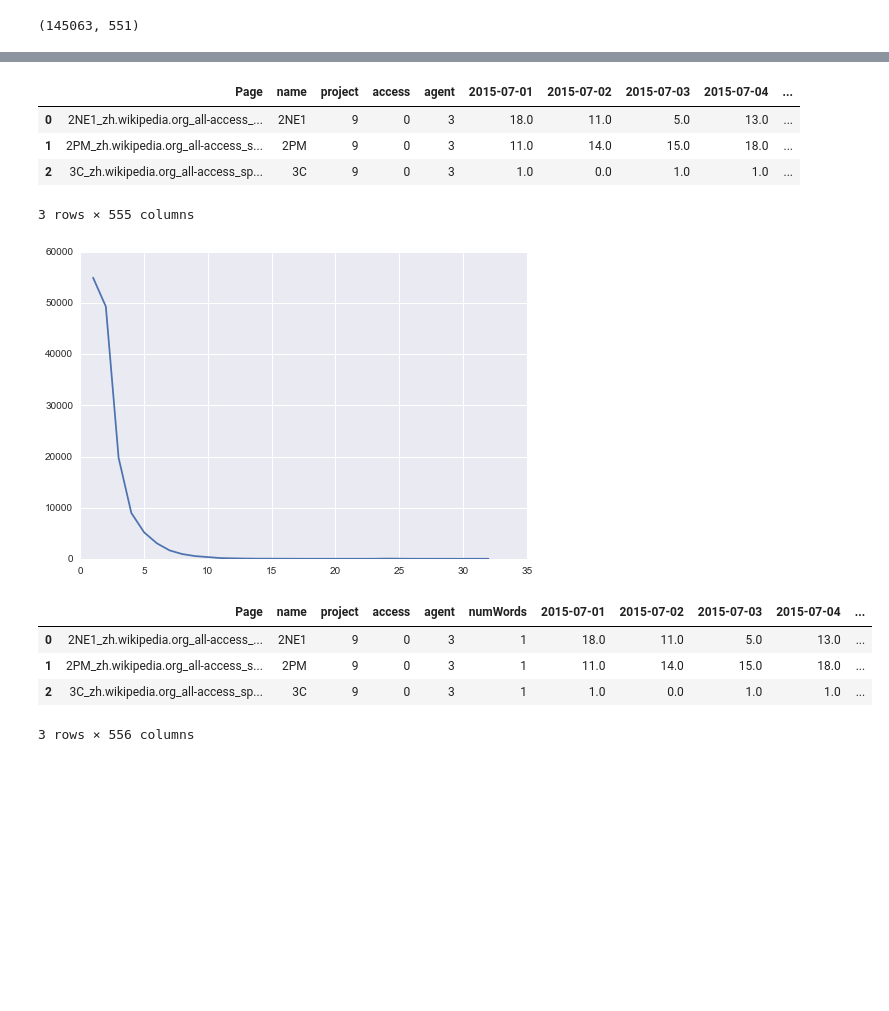
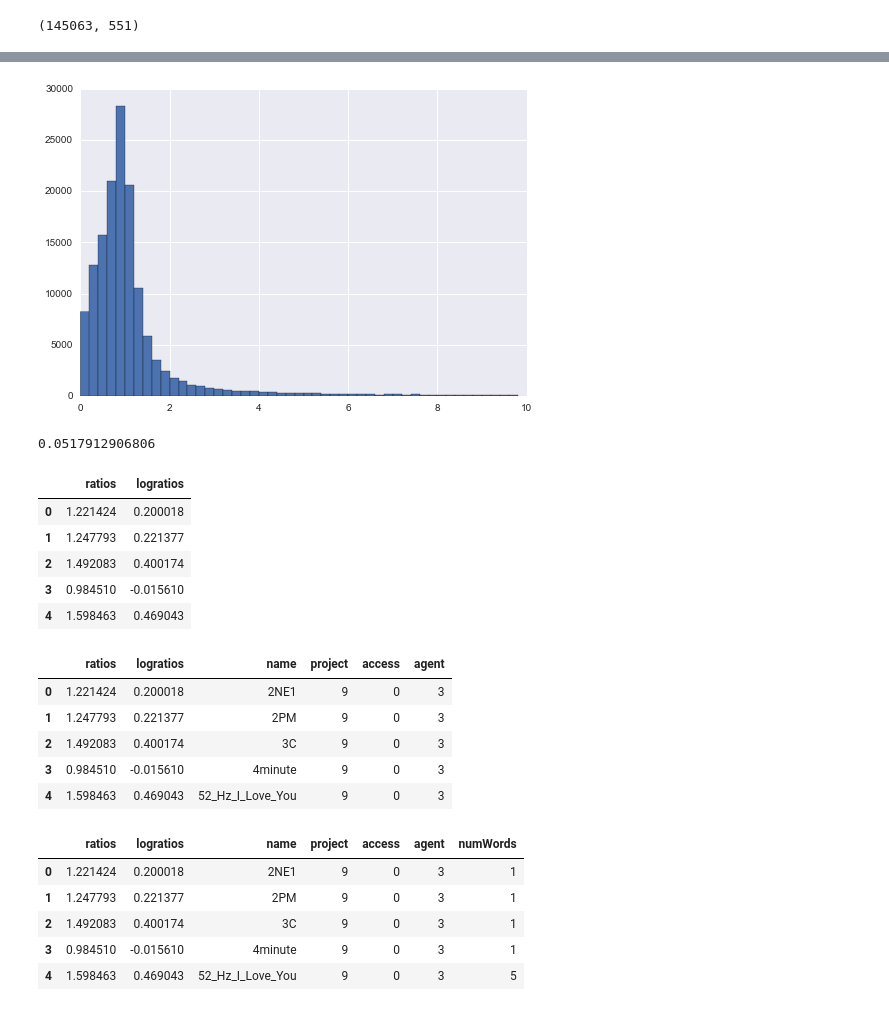
Before and after one commit to MatthewMcGonagle/KaggleWikiTraffic, a Jupyter notebook: NameExploration.ipynb, the cells around one changed output, grey strips where cells are left out. Cells and saved outputs as stored; diff of their text form; code cells hidden in the pictures; blank space fills up the shorter version.

```diff
--- a/NameExploration.ipynb
+++ b/NameExploration.ipynb
@@ -21,5 +21,11 @@ all_df.shape
 (145063, 551)
 # %%
 # For now, just set all NaN to 0.
+means = all_df.drop('Page', axis = 1).mean(axis = 1)
+means.fillna(0, inplace = True)
 
-all_df.fillna(0, inplace = True)
+for column in all_df.columns:
+
+    all_df[column].fillna(means, inplace = True)
+
+all_df[:10]
@@ -26,3 +45,27 @@ all_df.fillna(0, inplace = True)
+# %%
+futureT = 64
+epsilon = 1e-6
+
+X_mean = all_df.drop(['Page'], axis = 1).values[:, :-futureT].mean(axis = 1)
+Y_mean = all_df.drop(['Page'], axis = 1).values[:, -futureT:].mean(axis = 1)
+
+name_df = pd.DataFrame(data =  Y_mean / (X_mean + epsilon), columns = ['ratios'])
+name_df['logratios'] = np.log(name_df.ratios + epsilon)
+
+name_df.ratios.hist(bins = np.arange(0, 10, 0.2))
+plt.show()
+
+print(np.sum(name_df.ratios > 4) / len(name_df.ratios))
+name_df.head()
+# %% [output]
+[figure, added]
+0.0517912906806
+|  | ratios | logratios |
+| 0 | 1.221424 | 0.200018 |
+| 1 | 1.247793 | 0.221377 |
+| 2 | 1.492083 | 0.400174 |
+| 3 | 0.984510 | -0.015610 |
+| 4 | 1.598463 | 0.469043 |
 # %%
 urlRegEx = '[^._]+[.]\w*wiki\w*[.][^_]+'
 
@@ -45,6 +88,8 @@ pageInfo = [[pageInfo[j][i] for j in range(len(pageInfo))] for i in range(len(pa
 toInfoIndex = {'name' : 0, 'project' : 1, 'access' : 2, 'agent' : 3}
 colNames = ['name', 'project', 'access', 'agent']
 
+name_df['name'] = pageInfo[0]
+
 # Convert info to numerical
 
 for i in range(1, 4):
@@ -53,36 +98,33 @@ for i in range(1, 4):
     infoCol_vals = np.unique(infoCol)
     infoCol_map = dict(zip(infoCol_vals, np.arange(len(infoCol_vals))))
     infoCol = [infoCol_map[x] for x in infoCol]
-    all_df.insert(i, name, infoCol)
+    name_df[name] = infoCol
+    #all_df.insert(i, name, infoCol)
 
-all_df.insert(1, 'name', pageInfo[0])
-all_df[:3]
+name_df.head()
 # %% [output]
-|  | Page | name | project | access | agent | 2015-07-01 | 2015-07-02 | 2015-07-03 | 2015-07-04 | ... |
-| 0 | 2NE1_zh.wikipedia.org_all-access_... | 2NE1 | 9 | 0 | 3 | 18.0 | 11.0 | 5.0 | 13.0 | ... |
-| 1 | 2PM_zh.wikipedia.org_all-access_s... | 2PM | 9 | 0 | 3 | 11.0 | 14.0 | 15.0 | 18.0 | ... |
-| 2 | 3C_zh.wikipedia.org_all-access_sp... | 3C | 9 | 0 | 3 | 1.0 | 0.0 | 1.0 | 1.0 | ... |
+|  | ratios | logratios | name | project | access | agent |
+| 0 | 1.221424 | 0.200018 | 2NE1 | 9 | 0 | 3 |
+| 1 | 1.247793 | 0.221377 | 2PM | 9 | 0 | 3 |
+| 2 | 1.492083 | 0.400174 | 3C | 9 | 0 | 3 |
+| 3 | 0.984510 | -0.015610 | 4minute | 9 | 0 | 3 |
+| 4 | 1.598463 | 0.469043 | 52_Hz_I_Love_You | 9 | 0 | 3 |
-3 rows × 555 columns
 # %%
 numWords = []
 
-for name in all_df['name']:
+for name in name_df['name']:
     num = len(re.split(r'_', name))
     numWords.append(num)
 
 numWords = np.array(numWords)
-vals, counts = np.unique(numWords, return_counts = True)
-plt.plot(vals, counts)
-plt.show()
-numWords[numWords > 6] = 6
 
-all_df.insert(5, 'numWords', numWords)
+name_df['numWords'] = numWords
 
-all_df[:3]
+name_df.head()
 # %% [output]
-[figure, removed]
-|  | Page | name | project | access | agent | numWords | 2015-07-01 | 2015-07-02 | 2015-07-03 | 2015-07-04 | ... |
-| 0 | 2NE1_zh.wikipedia.org_all-access_... | 2NE1 | 9 | 0 | 3 | 1 | 18.0 | 11.0 | 5.0 | 13.0 | ... |
-| 1 | 2PM_zh.wikipedia.org_all-access_s... | 2PM | 9 | 0 | 3 | 1 | 11.0 | 14.0 | 15.0 | 18.0 | ... |
-| 2 | 3C_zh.wikipedia.org_all-access_sp... | 3C | 9 | 0 | 3 | 1 | 1.0 | 0.0 | 1.0 | 1.0 | ... |
+|  | ratios | logratios | name | project | access | agent | numWords |
+| 0 | 1.221424 | 0.200018 | 2NE1 | 9 | 0 | 3 | 1 |
+| 1 | 1.247793 | 0.221377 | 2PM | 9 | 0 | 3 | 1 |
+| 2 | 1.492083 | 0.400174 | 3C | 9 | 0 | 3 | 1 |
+| 3 | 0.984510 | -0.015610 | 4minute | 9 | 0 | 3 | 1 |
+| 4 | 1.598463 | 0.469043 | 52_Hz_I_Love_You | 9 | 0 | 3 | 5 |
-3 rows × 556 columns
```
Also changed, not shown: parts of 26 cells of this notebook.
